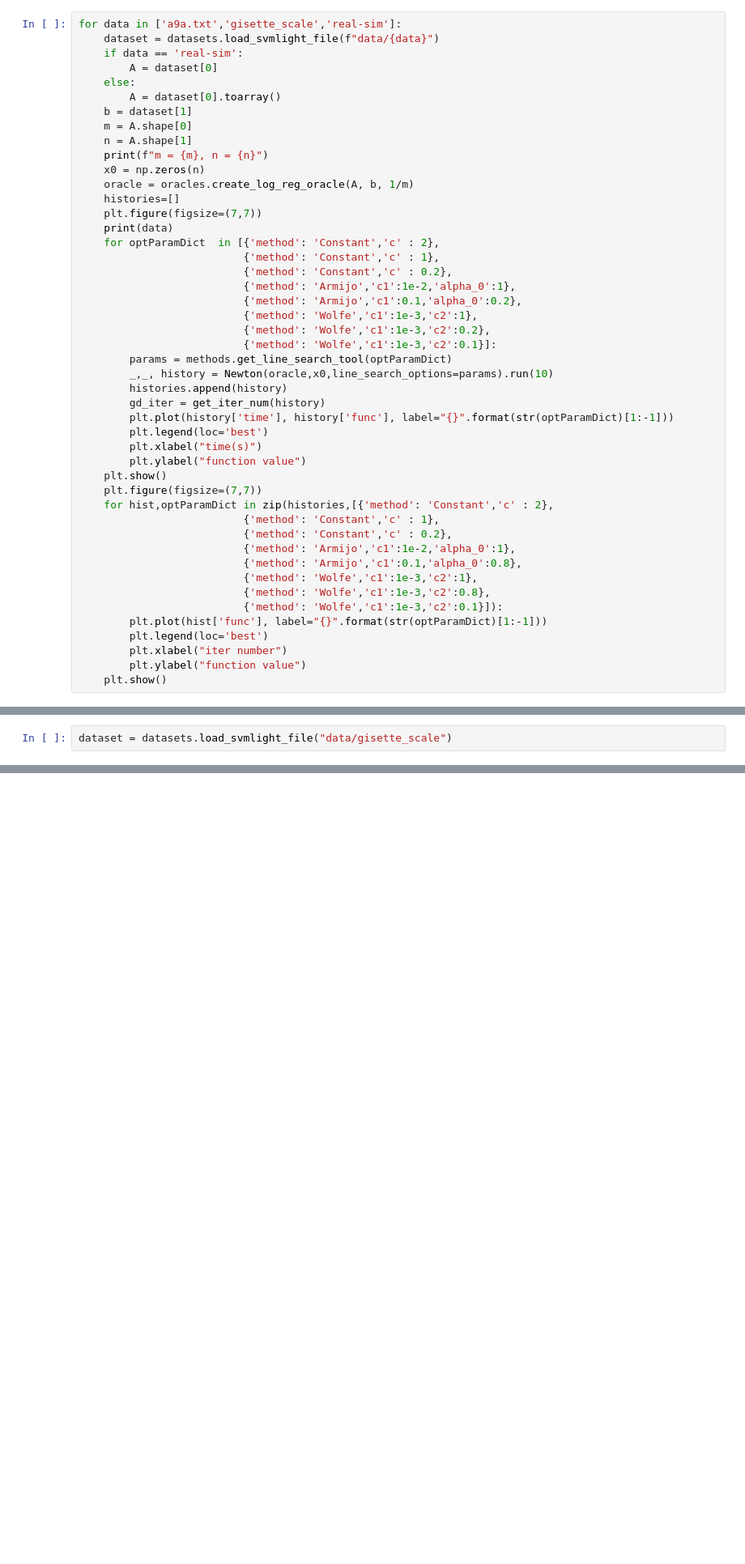
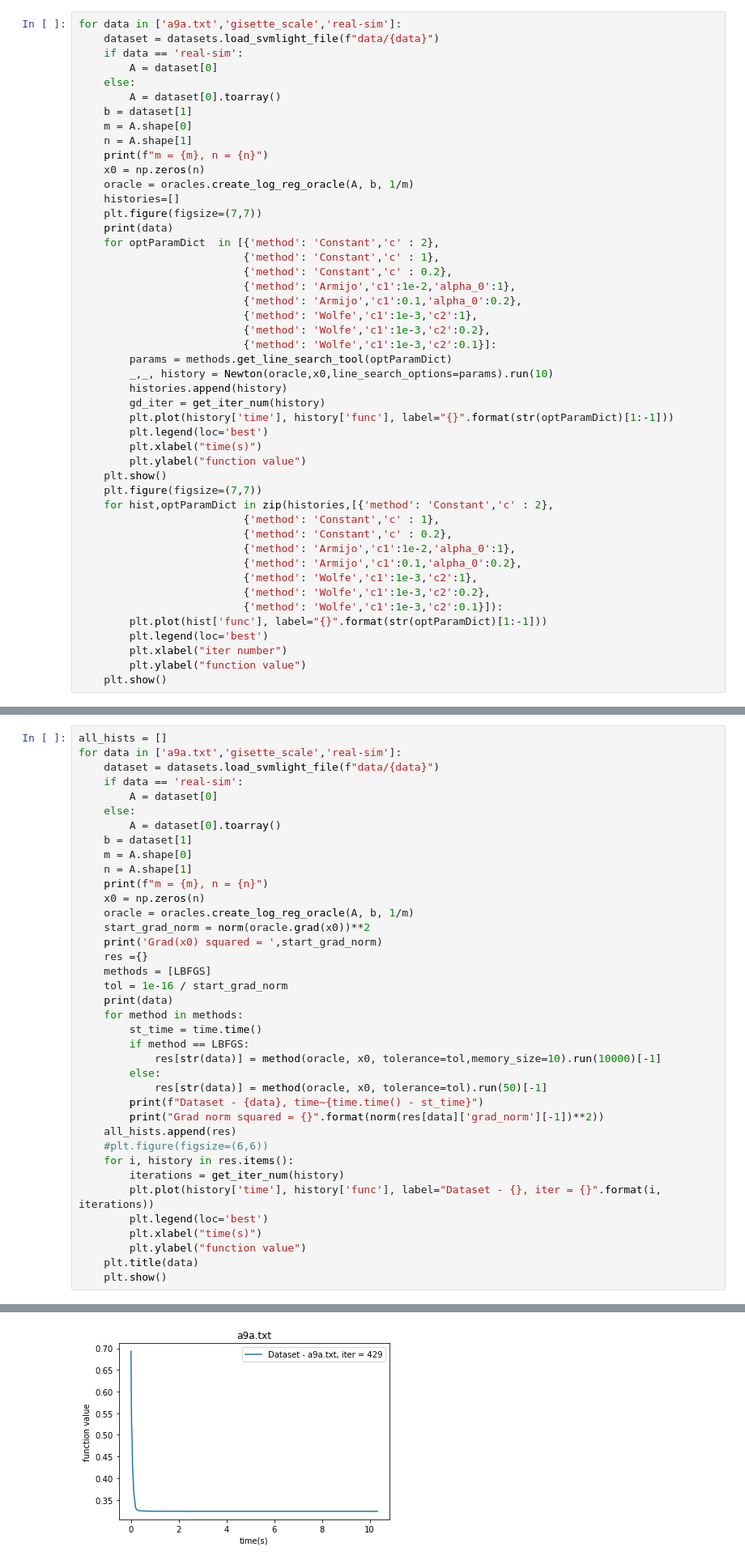
Before and after one commit to rogachevai/MADESpring2020_MOML, a Jupyter notebook: Practice/homework_6/HW6.ipynb, the cells around one changed output, grey strips where cells are left out. Shown at 81% size. Drawn from its saved outputs; the diff is of its cells as text; blank space fills up the shorter version.

Commit message:
plots added

```diff
--- a/Practice/homework_6/HW6.ipynb
+++ b/Practice/homework_6/HW6.ipynb
@@ -62,9 +62,9 @@ for data in ['a9a.txt','gisette_scale','real-sim']:
                           {'method': 'Constant','c' : 1},
                           {'method': 'Constant','c' : 0.2},
                           {'method': 'Armijo','c1':1e-2,'alpha_0':1},
-                          {'method': 'Armijo','c1':0.1,'alpha_0':0.8},
+                          {'method': 'Armijo','c1':0.1,'alpha_0':0.2},
                           {'method': 'Wolfe','c1':1e-3,'c2':1},
-                          {'method': 'Wolfe','c1':1e-3,'c2':0.8},
+                          {'method': 'Wolfe','c1':1e-3,'c2':0.2},
                           {'method': 'Wolfe','c1':1e-3,'c2':0.1}]):
         plt.plot(hist['func'], label="{}".format(str(optParamDict)[1:-1]))
         plt.legend(loc='best')
@@ -132,8 +132,6 @@ a9a.txt
 Ну, хотя бы так... Адаптивные стратегии победили.
 # %% [markdown]
 ### 3.4 L-BFGS: зависимость от размера истории
-# %%
-dataset = datasets.load_svmlight_file("data/gisette_scale")
 # %%
 for data in ['a9a.txt','gisette_scale','real-sim']:
     dataset = datasets.load_svmlight_file(f"data/{data}")
@@ -336,0 +337,39 @@ P.S. Думаю, что в данных задачах большую роль
+# %%
+all_hists = []
+for data in ['a9a.txt','gisette_scale','real-sim']:
+    dataset = datasets.load_svmlight_file(f"data/{data}")
+    if data == 'real-sim':
+        A = dataset[0]
+    else:
+        A = dataset[0].toarray()
+    b = dataset[1]
+    m = A.shape[0]
+    n = A.shape[1]
+    print(f"m = {m}, n = {n}")
+    x0 = np.zeros(n)
+    oracle = oracles.create_log_reg_oracle(A, b, 1/m)
+    start_grad_norm = norm(oracle.grad(x0))**2
+    print('Grad(x0) squared = ',start_grad_norm)
+    res ={}
+    methods = [LBFGS]
+    tol = 1e-16 / start_grad_norm
+    print(data)
+    for method in methods:
+        st_time = time.time()
+        if method == LBFGS:
+            res[str(data)] = method(oracle, x0, tolerance=tol,memory_size=10).run(10000)[-1]
+        else:
+            res[str(data)] = method(oracle, x0, tolerance=tol).run(50)[-1]
+        print(f"Dataset - {data}, time~{time.time() - st_time}")
+        print("Grad norm squared = {}".format(norm(res[data]['grad_norm'][-1])**2))
+    all_hists.append(res)
+    #plt.figure(figsize=(6,6))
+    for i, history in res.items():
+        iterations = get_iter_num(history)
+        plt.plot(history['time'], history['func'], label="Dataset - {}, iter = {}".format(i, iterations))
+        plt.legend(loc='best')
+        plt.xlabel("time(s)")
+        plt.ylabel("function value")
+    plt.title(data)
+    plt.show()
+# %% [output]
@@ -336,0 +381 @@ P.S. Думаю, что в данных задачах большую роль
+[figure, added]
```
Also changed, not shown: parts of 10 cells of this notebook, 1 other file.
